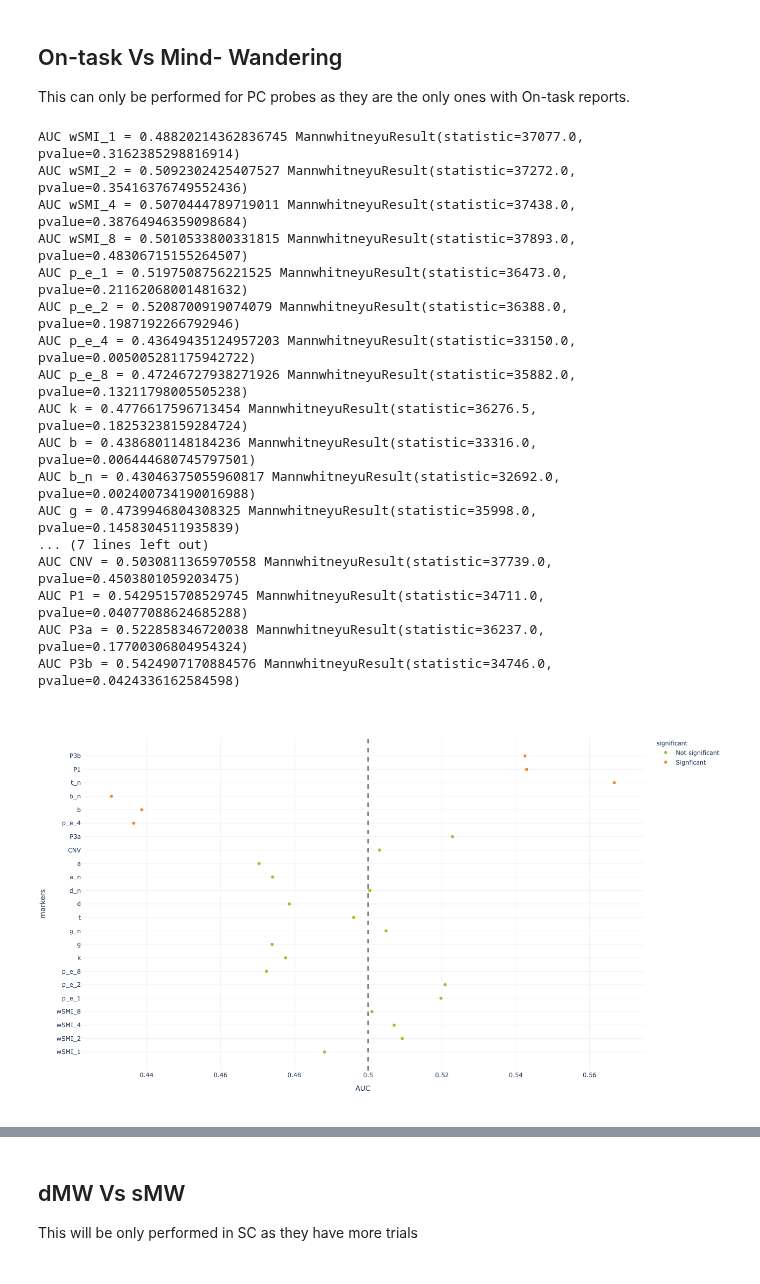
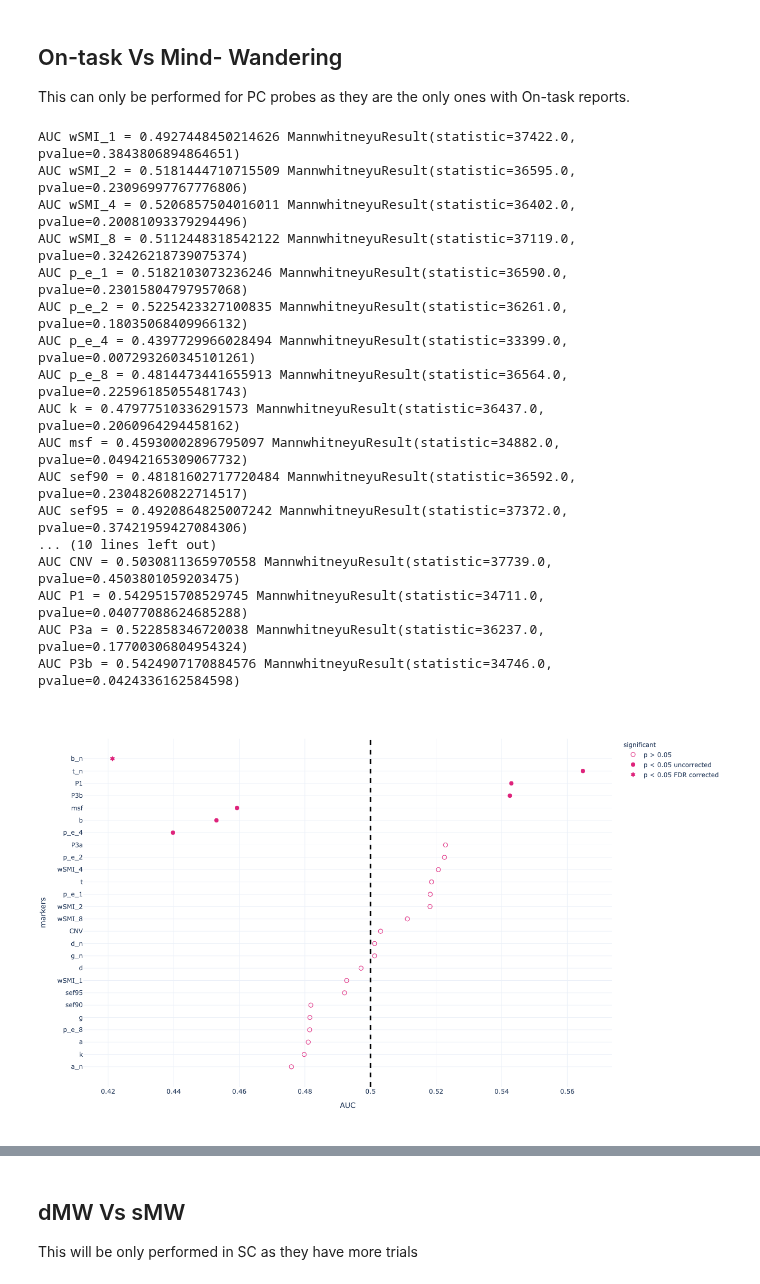
Before and after one commit to Nicobruno92/mw_markers_project, a Jupyter notebook: univariate_analysis.ipynb, the cells around one changed output, grey strips where cells are left out. Drawn from its saved outputs; the diff is of its cells as text; code cells hidden in the pictures.

Commit message:
fix univariates with subtracted

```diff
--- a/univariate_analysis.ipynb
+++ b/univariate_analysis.ipynb
@@ -673,46 +676,57 @@ trial_mind_roc = pd.DataFrame(AUC, columns = ['markers', 'AUC'])
 p_df =pd.DataFrame.from_dict(pvalues, orient = 'index', columns = ['p_value']).reset_index().rename(columns ={'index': 'markers'})
 trial_mind_roc = (trial_mind_roc
             .merge(p_df, on = 'markers', how = 'inner')
-            .assign(significant = lambda df: np.where(df.p_value< 0.05, 'Signficant', 'Not significant'))
+            .assign(
+                    p_corrected = lambda df: multipletests(df.p_value, method = 'fdr_bh')[1],
+                    significant = lambda df: np.select([(df.p_value < 0.05) & (df.p_corrected < 0.05), (df.p_value < 0.05) & (df.p_corrected > 0.05),
+                                                 (df.p_value > 0.05) & (df.p_corrected > 0.05)], ['p < 0.05 FDR corrected','p < 0.05 uncorrected', 'p > 0.05'])
+                   )
            )
 trial_mind_roc.to_csv('Data/univariate_roc_mind_trial.csv')
 # %% [output]
-AUC wSMI_1 = 0.48820214362836745 MannwhitneyuResult(statistic=37077.0, pvalue=0.3162385298816914)
-AUC wSMI_2 = 0.5092302425407527 MannwhitneyuResult(statistic=37272.0, pvalue=0.35416376749552436)
-AUC wSMI_4 = 0.5070444789719011 MannwhitneyuResult(statistic=37438.0, pvalue=0.38764946359098684)
-AUC wSMI_8 = 0.5010533800331815 MannwhitneyuResult(statistic=37893.0, pvalue=0.48306715155264507)
-AUC p_e_1 = 0.5197508756221525 MannwhitneyuResult(statistic=36473.0, pvalue=0.21162068001481632)
-AUC p_e_2 = 0.5208700919074079 MannwhitneyuResult(statistic=36388.0, pvalue=0.1987192266792946)
-AUC p_e_4 = 0.43649435124957203 MannwhitneyuResult(statistic=33150.0, pvalue=0.005005281175942722)
-AUC p_e_8 = 0.47246727938271926 MannwhitneyuResult(statistic=35882.0, pvalue=0.13211798005505238)
-AUC k = 0.4776617596713454 MannwhitneyuResult(statistic=36276.5, pvalue=0.18253238159284724)
-AUC b = 0.4386801148184236 MannwhitneyuResult(statistic=33316.0, pvalue=0.006444680745797501)
-AUC b_n = 0.43046375055960817 MannwhitneyuResult(statistic=32692.0, pvalue=0.002400734190016988)
-AUC g = 0.4739946804308325 MannwhitneyuResult(statistic=35998.0, pvalue=0.1458304511935839)
-... (7 lines left out)
+AUC wSMI_1 = 0.4927448450214626 MannwhitneyuResult(statistic=37422.0, pvalue=0.3843806894864651)
+AUC wSMI_2 = 0.5181444710715509 MannwhitneyuResult(statistic=36595.0, pvalue=0.23096997767776806)
+AUC wSMI_4 = 0.5206857504016011 MannwhitneyuResult(statistic=36402.0, pvalue=0.20081093379294496)
+AUC wSMI_8 = 0.5112448318542122 MannwhitneyuResult(statistic=37119.0, pvalue=0.32426218739075374)
+AUC p_e_1 = 0.5182103073236246 MannwhitneyuResult(statistic=36590.0, pvalue=0.23015804797957068)
+AUC p_e_2 = 0.5225423327100835 MannwhitneyuResult(statistic=36261.0, pvalue=0.18035068409966132)
+AUC p_e_4 = 0.4397729966028494 MannwhitneyuResult(statistic=33399.0, pvalue=0.007293260345101261)
+AUC p_e_8 = 0.4814473441655913 MannwhitneyuResult(statistic=36564.0, pvalue=0.22596185055481743)
+AUC k = 0.47977510336291573 MannwhitneyuResult(statistic=36437.0, pvalue=0.2060964294458162)
+AUC msf = 0.45930002896795097 MannwhitneyuResult(statistic=34882.0, pvalue=0.04942165309067732)
+AUC sef90 = 0.48181602717720484 MannwhitneyuResult(statistic=36592.0, pvalue=0.23048260822714517)
+AUC sef95 = 0.4920864825007242 MannwhitneyuResult(statistic=37372.0, pvalue=0.37421959427084306)
+... (10 lines left out)
 AUC CNV = 0.5030811365970558 MannwhitneyuResult(statistic=37739.0, pvalue=0.4503801059203475)
 AUC P1 = 0.5429515708529745 MannwhitneyuResult(statistic=34711.0, pvalue=0.04077088624685288)
 AUC P3a = 0.522858346720038 MannwhitneyuResult(statistic=36237.0, pvalue=0.17700306804954324)
 AUC P3b = 0.5424907170884576 MannwhitneyuResult(statistic=34746.0, pvalue=0.0424336162584598)
 # %%
 trial_mind_roc = pd.read_csv('Data/univariate_roc_mind_trial.csv')
-fig = px.scatter(trial_mind_roc,x = 'AUC', y = 'markers', template = "plotly_white", color = 'significant',color_discrete_sequence = [green,orange])
-fig.add_vline(x=0.5, line_width=3, line_dash="dash", line_color="grey")
+fig = px.scatter(trial_mind_roc.sort_values(by = 'AUC'),x = 'AUC', y = 'markers', template = "plotly_white", symbol = 'significant',
+                 symbol_sequence = ['circle-open','circle','hexagram' ],
+#                  color = 'significant',
+                 color_discrete_sequence = [pink, green,orange, pink],
+
+                 category_orders = {'significant': ['p > 0.05','p < 0.05 uncorrected', 'p < 0.05 FDR corrected']})
+fig.add_vline(x=0.5, line_width=3, line_dash="dash", line_color="black")
+fig.update_traces(marker=dict(size = 8))
 
 fig.update_layout(
     autosize=False,
     width=800,
     height=800,
     yaxis = {
             'showticklabels': True,
             'tickmode': 'linear',
         }
 
 )
 fig.show()
-pio.write_json(fig, 'Figs/univariate_roc_mind_trial.plotly')
+pio.write_json(fig, 'Figs/univariate_roc_mw_segment.plotly')
+# fig.write_image('Figs/univariate_roc_mw_segment.png')
 # %% [output]
-[figure, old version]
+[figure, new version]
 # %%
 AUC = pd.DataFrame()
 pvalues = {}
```
Also changed, not shown: parts of 16 cells of this notebook, 19 other files.
